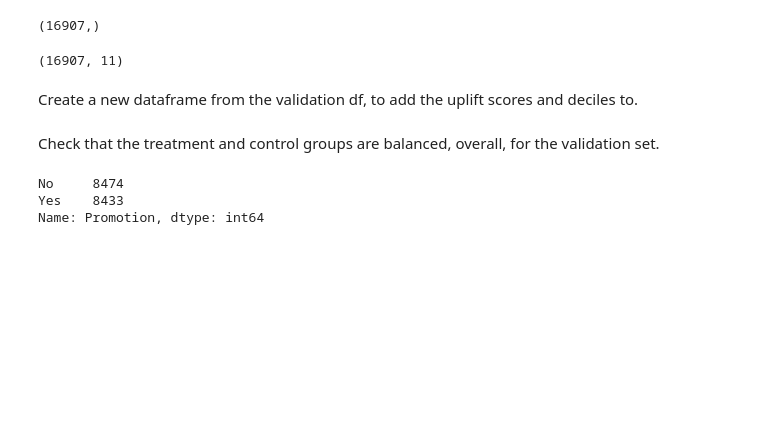
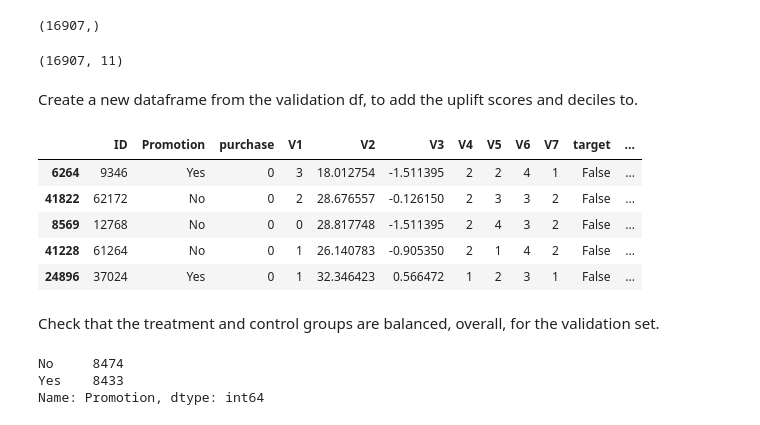
Before and after one commit to klostest/uplift_modeling, a Jupyter notebook: Uplift_modeling_introduction_with_example.ipynb, the cells around one changed output. Saved outputs shown, nothing was run; the diff lists cells and outputs as text; code cells hidden in the pictures; blank space fills up the shorter version.

```diff
--- a/Uplift_modeling_introduction_with_example.ipynb
+++ b/Uplift_modeling_introduction_with_example.ipynb
@@ -335,6 +335,15 @@ Create a new dataframe from the validation df, to add the uplift scores and deci
 # valid_w_score = test_data.copy()
 valid_w_score = valid.copy()
 valid_w_score['Uplift score'] = valid_predict_proba
+# %%
+valid_w_score.head()
+# %% [output]
+|  | ID | Promotion | purchase | V1 | V2 | V3 | V4 | V5 | V6 | V7 | target | ... |
+| 6264 | 9346 | Yes | 0 | 3 | 18.012754 | -1.511395 | 2 | 2 | 4 | 1 | False | ... |
+| 41822 | 62172 | No | 0 | 2 | 28.676557 | -0.126150 | 2 | 3 | 3 | 2 | False | ... |
+| 8569 | 12768 | No | 0 | 0 | 28.817748 | -1.511395 | 2 | 4 | 3 | 2 | False | ... |
+| 41228 | 61264 | No | 0 | 1 | 26.140783 | -0.905350 | 2 | 1 | 4 | 2 | False | ... |
+| 24896 | 37024 | Yes | 0 | 1 | 32.346423 | 0.566472 | 1 | 2 | 3 | 1 | False | ... |
 # %% [markdown]
 Check that the treatment and control groups are balanced, overall, for the validation set.
 # %%
```
Also changed, not shown: parts of 3 cells of this notebook.
